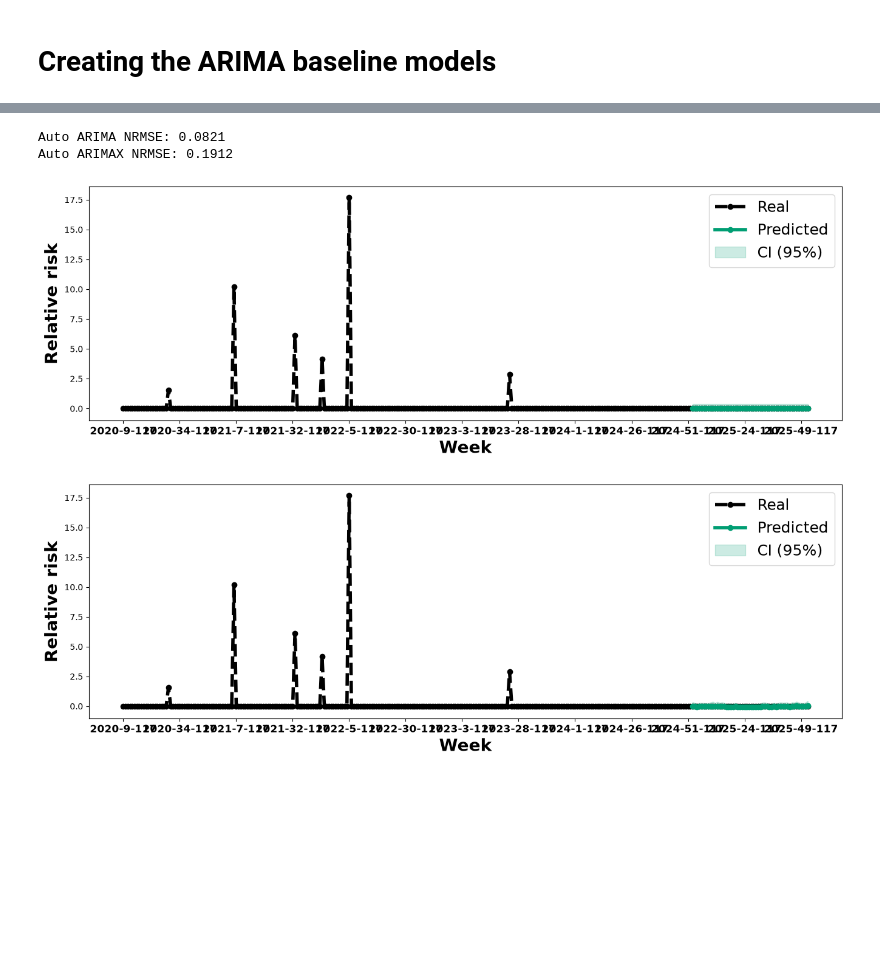
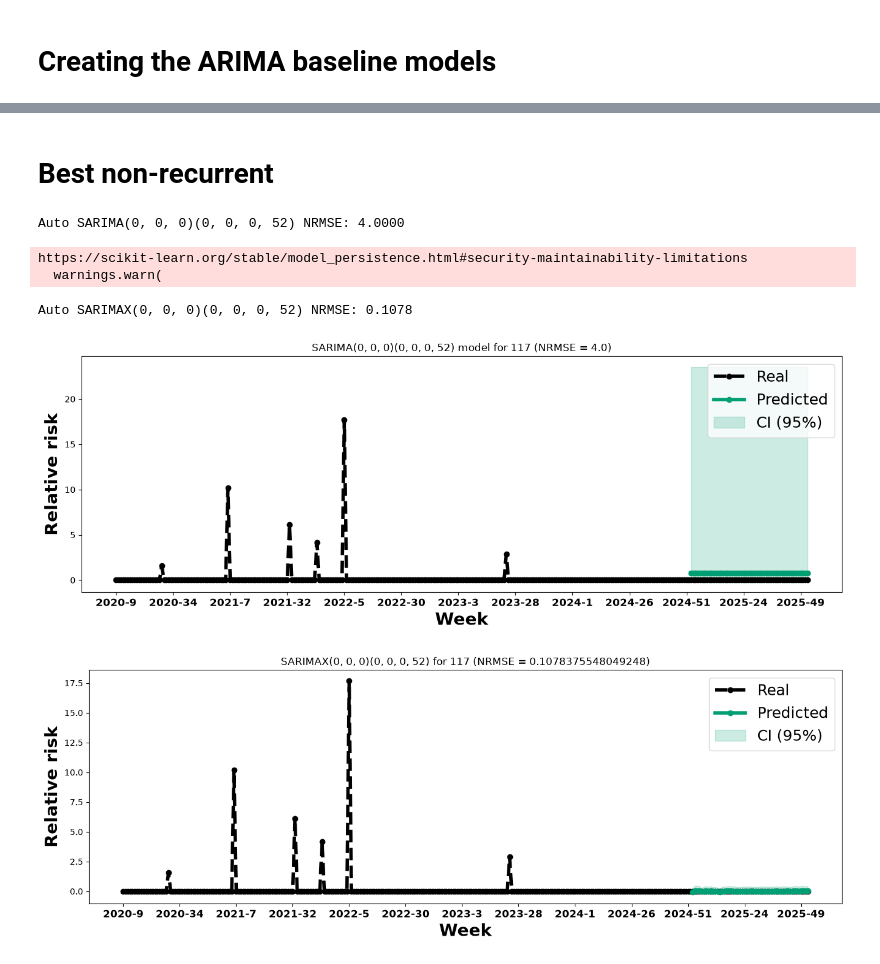
Before and after one commit to artisticlimon/dengue-recurrent-cr, a Jupyter notebook: 0_notebooks/arima_baseline.ipynb, the cells around one changed output, grey strips where cells are left out. Saved outputs shown, nothing was run; the diff lists cells and outputs as text; code cells hidden in the pictures; blank space fills up the shorter version.

Commit message:
chore: add forecasts plots for best non-recurrent models using sarima and sarimax

```diff
--- a/0_notebooks/arima_baseline.ipynb
+++ b/0_notebooks/arima_baseline.ipynb
@@ -15,24 +18,22 @@ from model_recurrent import Model
 # %%
 df = pd.read_csv("../full_data.csv")
+# %% [markdown]
+# Best non-recurrent
 # %%
 model0 = Model(df, "117")
 X_combined, y_combined, X_train, X_test, y_test, test, pds, epsilon = model0.partition()
-df_temp = df[df["week_canton"].str.contains("101")]
-test_temp = df_temp[df_temp['week_canton'] >= '2025-1-101']
-features = test_temp[['aedes_aegypti', 'criaderos_de_mosquito', 'dengue', 'fiebre',
-       'plaquetas', 'buscar_trabajo', 'desempleo', 'empleo', 'comprar_carro',
-       'préstamo', 'tiquetes_avion', 'vacaciones', 'corte_agua',
-       'corte_de_agua', 'suspension_de_agua', 'tmin_mean', 'tmax_mean',
-       'temp_prom', 'precip_total', 'precip_max', 'precip_min', 'precip_mean',
-       'precip_median', 'nino34ssta', 'ndvi']]
 
+features = X_test.drop(columns = ["rr_lag_1", "rr_lag_2", "rr_lag_3", "rr_lag_4"])
+features = features.astype(float)
 model0.arima_forecast_plot(y_combined, y_test, epsilon)
 model0.arima_forecast_plot(y_combined, y_test, epsilon, exog = features)
 # %% [output]
-Auto ARIMA NRMSE: 0.0821
-Auto ARIMAX NRMSE: 0.1912
+Auto SARIMA(0, 0, 0)(0, 0, 0, 52) NRMSE: 4.0000
+https://scikit-learn.org/stable/model_persistence.html#security-maintainability-limitations
+  warnings.warn(
+Auto SARIMAX(0, 0, 0)(0, 0, 0, 52) NRMSE: 0.1078
-[figure, old version]
+[figure, new version]
-[figure, old version]
+[figure, new version]
 # %%
 model0 = Model(df, "101")
 X_combined, y_combined, X_train, X_test, y_test, test, pds, epsilon = model0.partition()
```
Also changed, not shown: parts of 8 cells of this notebook.
